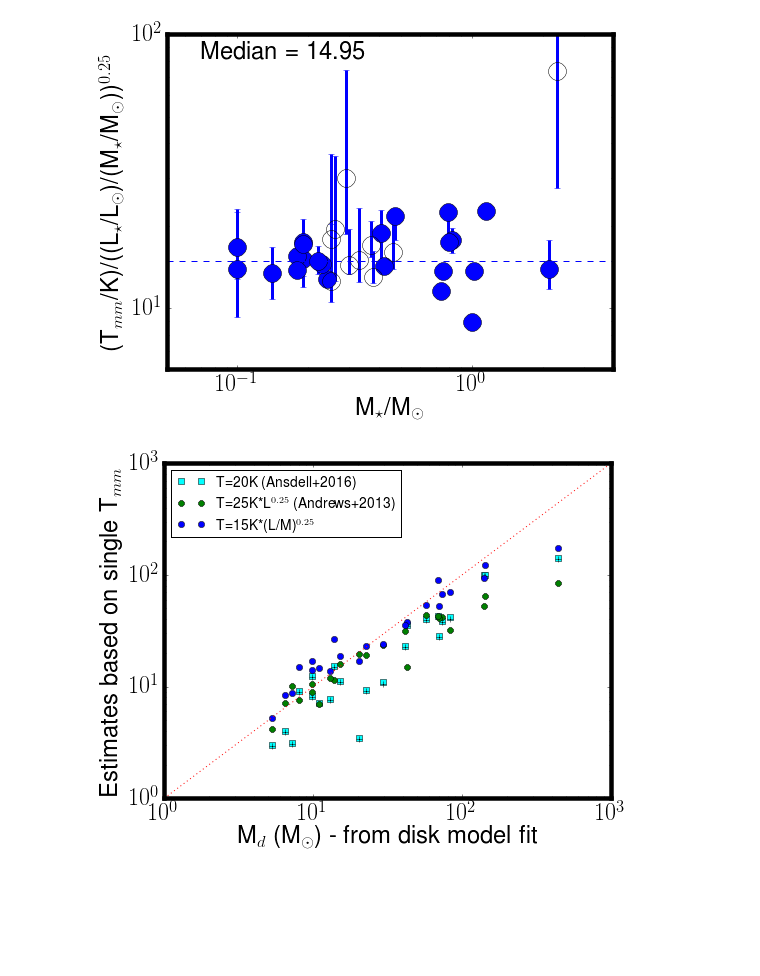
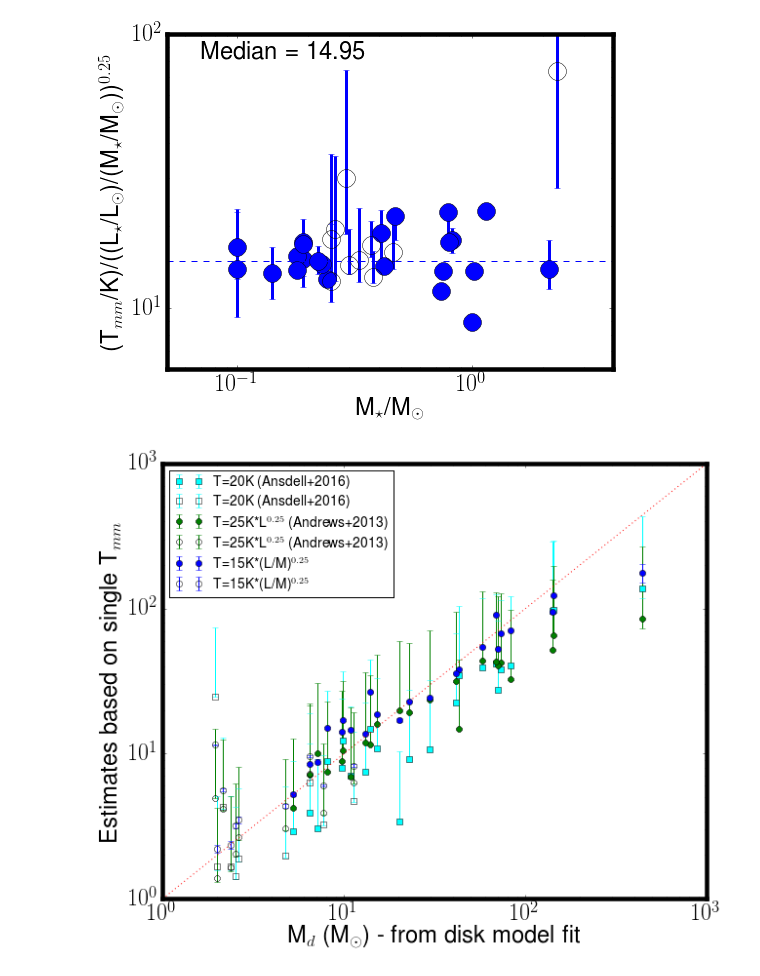
Before and after one commit to ltesti/DiskTemperature, a Jupyter notebook: TmmScaleFromDikFit.ipynb, the cells around one changed output. Drawn from its saved outputs; the diff is of its cells as text; code cells hidden in the pictures; blank space fills up the shorter version.

```diff
--- a/TmmScaleFromDikFit.ipynb
+++ b/TmmScaleFromDikFit.ipynb
@@ -98,28 +98,52 @@ fig = lup2.do_LM_plot(newfig=True, myyrange=yrange, myxrange=msrange)
 # %%
 # Try to ee what happens...
 
 reload(mytmm)
 
 msrange = [0.05,4.]
 rcrange = [5.,100.]
 yrange = [6.,100.]
 
 lup2 = mytmm.DiskSample('table_fits_results_g.txt')
 lup2.calc_tlt(15.)
 lup2.calc_ta()
 lup2.calc_md_tlt(nu = 340.*u.GHz, k340 = 3.4)
 
-fig = plt.figure(figsize=(8,6))
+fig = plt.figure(figsize=(10,8))
 
-plt.plot(lup2.mytable[lup2.nval]['M_dust_50'],lup2.mytable[lup2.nval]['M_dust'],'s',color='cyan', label='T=20K (Ansdell+2016)')
-plt.plot(lup2.mytable[lup2.nval]['M_dust_50'],lup2.m20k[lup2.nval],'+',color='k')
-plt.plot(lup2.mytable[lup2.nval]['M_dust_50'],lup2.mta[lup2.nval],'8',color='g', label=r'T=25K*L$^{0.25}$ (Andrews+2013)')
-plt.plot(lup2.mytable[lup2.nval]['M_dust_50'],lup2.mlt[lup2.nval],'o',color='b', label=r'T=15K*(L/M)$^{0.25}$')
+#plt.plot(lup2.mytable[lup2.nval]['M_dust_50'],lup2.mytable[lup2.nval]['M_dust'],'s',color='cyan', label='T=20K (Ansdell+2016)')
+plt.errorbar(lup2.mytable[lup2.nval]['M_dust_50'],lup2.m20k[lup2.nval],
+             yerr=[lup2.m20k_em[lup2.nval],lup2.m20k_ep[lup2.nval]],
+             fmt='s',color='cyan', label='T=20K (Ansdell+2016)')
+plt.errorbar(lup2.mytable[lup2.ninval]['M_dust_50'],lup2.m20k[lup2.ninval],
+             yerr=[lup2.m20k_em[lup2.ninval],lup2.m20k_ep[lup2.ninval]],
+             fmt='s',color='cyan', mfc='none', label='T=20K (Ansdell+2016)')
+
+plt.errorbar(lup2.mytable[lup2.nval]['M_dust_50'],lup2.mta[lup2.nval],
+             yerr=[lup2.mta_em[lup2.nval],lup2.mta_ep[lup2.nval]],
+             fmt='8',color='g', label=r'T=25K*L$^{0.25}$ (Andrews+2013)')
+plt.errorbar(lup2.mytable[lup2.ninval]['M_dust_50'],lup2.mta[lup2.ninval],
+             yerr=[lup2.mta_em[lup2.ninval],lup2.mta_ep[lup2.ninval]],
+             fmt='8',color='g', mfc='none', label=r'T=25K*L$^{0.25}$ (Andrews+2013)')
+
+plt.errorbar(lup2.mytable[lup2.nval]['M_dust_50'],lup2.mlt[lup2.nval],
+             yerr=[lup2.mlt_em[lup2.nval],lup2.mlt_ep[lup2.nval]],
+             fmt='o',color='b', label=r'T=15K*(L/M)$^{0.25}$')
+plt.errorbar(lup2.mytable[lup2.ninval]['M_dust_50'],lup2.mlt[lup2.ninval],
+             yerr=[lup2.mlt_em[lup2.ninval],lup2.mlt_ep[lup2.ninval]],
+             fmt='o',color='b', mfc='none', label=r'T=15K*(L/M)$^{0.25}$')
+
+#plt.plot(lup2.mytable[lup2.nval]['M_dust_50'],lup2.m20k[lup2.nval],'+',color='k')
+#plt.plot(lup2.mytable[lup2.nval]['M_dust_50'],lup2.mta[lup2.nval],'8',color='g', label=r'T=25K*L$^{0.25}$ (Andrews+2013)')
+#plt.plot(lup2.mytable[lup2.nval]['M_dust_50'],lup2.mlt[lup2.nval],'o',color='b', label=r'T=15K*(L/M)$^{0.25}$')
+#plt.plot(lup2.mytable[lup2.ninval]['M_dust_50'],lup2.mytable[lup2.ninval]['M_dust'],'s',color='cyan', mfc='none', label='T=20K (Ansdell+2016)')
+#plt.plot(lup2.mytable[lup2.ninval]['M_dust_50'],lup2.mta[lup2.ninval],'8',color='g', mfc='none', label=r'T=25K*L$^{0.25}$ (Andrews+2013)')
+#plt.plot(lup2.mytable[lup2.ninval]['M_dust_50'],lup2.mlt[lup2.ninval],'o',color='b', mfc='none', label=r'T=15K*(L/M)$^{0.25}$')
 plt.plot([1.,1000.],[1.,1000.],linestyle='dotted',color='r')
 plt.xlabel(r'M$_d$ (M$_\odot$) - from disk model fit')
 plt.ylabel(r'Estimates based on single T$_{mm}$')
 plt.legend(loc=2, fontsize=14)
 plt.xscale('log')
 plt.yscale('log')
 # %% [output]
-[figure, old version]
+[figure, new version]
```
Also changed, not shown: 1 other file.
